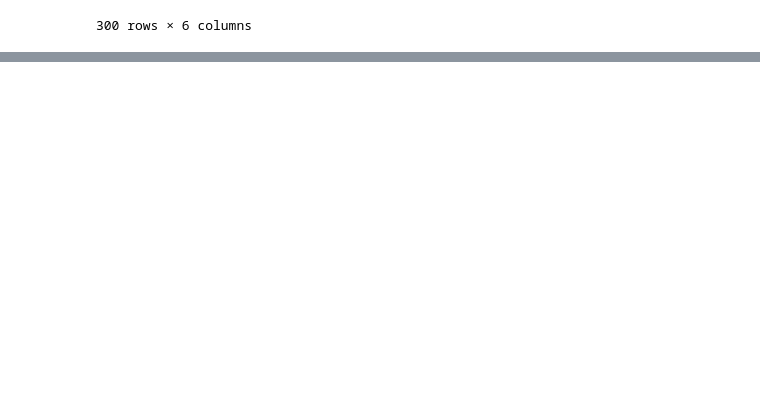
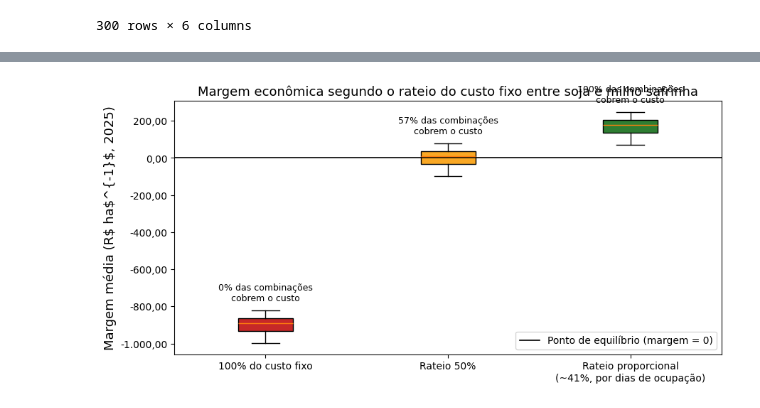
Before and after one commit to fcoliveira-utfpr/aquacrop_ml, a Jupyter notebook: 12_analise_milho_economica.ipynb, the cells around one changed output, grey strips where cells are left out. Drawn from its saved outputs; the diff is of its cells as text; code cells hidden in the pictures; blank space fills up the shorter version.

```diff
--- a/12_analise_milho_economica.ipynb
+++ b/12_analise_milho_economica.ipynb
@@ -302,0 +387,34 @@ plt.show()
+# %%
+# Gráfico 2 — sensibilidade da margem ao rateio do custo fixo entre soja e milho safrinha
+# (o milho safrinha sucede a soja no mesmo ano-agrícola, na mesma área/máquina — o cenário de
+# 100% assume que ele arca sozinho com terra/depreciação, como se fosse plantado isolado)
+cenarios_rateio = {
+    "100% do custo fixo": risco_economico["margem_media_rs_ha"],
+    "Rateio 50%": risco_economico_rateio50["margem_media_rs_ha"],
+    "Rateio proporcional\n(~41%, por dias de ocupação)": risco_economico_rateio_proporcional["margem_media_rs_ha"],
+}
+cores_cenario = ["#C62828", "#F9A825", "#2E7D32"]  # do mais restritivo (vermelho) ao mais permissivo (verde)
+
+fig, ax = plt.subplots(figsize=(9, 4.5))
+bp = ax.boxplot(cenarios_rateio.values(), labels=cenarios_rateio.keys(), patch_artist=True)
+for patch, cor in zip(bp["boxes"], cores_cenario):
+    patch.set_facecolor(cor)
+
+ax.axhline(0, color="black", linewidth=1.2, label="Ponto de equilíbrio (margem = 0)")
+ax.set_ylabel("Margem média (R$ ha$^{-1}$, 2025)", fontsize=13)
+ax.set_title("Margem econômica segundo o rateio do custo fixo entre soja e milho safrinha", fontsize=13)
+ax.yaxis.set_major_formatter(mticker.FuncFormatter(formatar_virgula))
+ax.legend(loc="lower right")
+
+for i, serie in enumerate(cenarios_rateio.values(), start=1):
+    pct_cobre = 100 * (serie >= 0).mean()
+    ax.annotate(
+        f"{pct_cobre:.0f}% das combinações\ncobrem o custo",
+        xy=(i, serie.max()), xytext=(0, 10), textcoords="offset points",
+        ha="center", fontsize=9,
+    )
+
+plt.tight_layout()
+plt.show()
+# %% [output]
+[figure, added]
```
Also changed, not shown: parts of 6 cells of this notebook.
